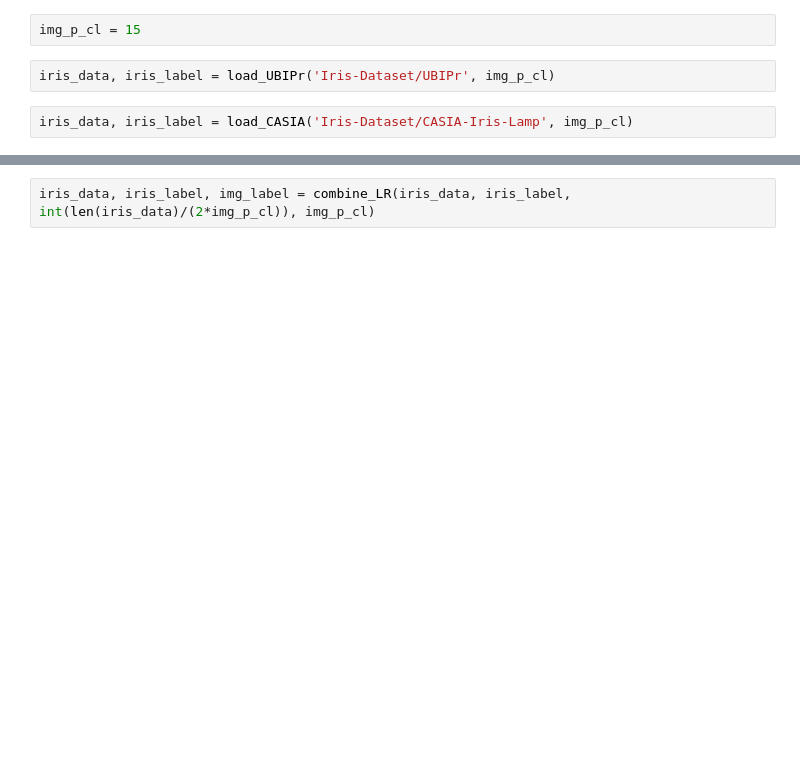
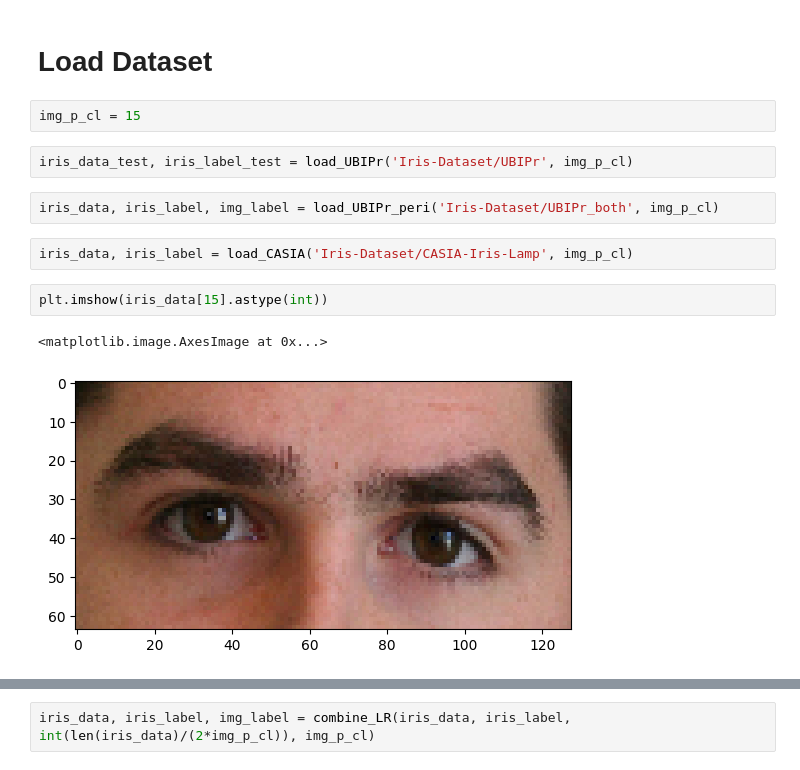
Before and after one commit to JimHok/Source_Code, a Jupyter notebook: main/peri_cnn_new.ipynb, the cells around one changed output, grey strips where cells are left out. Saved outputs shown, nothing was run; the diff lists cells and outputs as text; blank space fills up the shorter version.

```diff
--- a/main/peri_cnn_new.ipynb
+++ b/main/peri_cnn_new.ipynb
@@ -7,6 +6,15 @@ Intel(R) Extension for Scikit-learn* enabled (https://github.com/intel/scikit-le
+# %% [markdown]
+# Load Dataset
 # %%
 img_p_cl = 15
 # %%
-iris_data, iris_label = load_UBIPr('Iris-Dataset/UBIPr', img_p_cl)
+iris_data_test, iris_label_test = load_UBIPr('Iris-Dataset/UBIPr', img_p_cl)
+# %%
+iris_data, iris_label, img_label = load_UBIPr_peri('Iris-Dataset/UBIPr_both', img_p_cl)
 # %%
 iris_data, iris_label = load_CASIA('Iris-Dataset/CASIA-Iris-Lamp', img_p_cl)
+# %%
+plt.imshow(iris_data[15].astype(int))
+# %% [output]
+<matplotlib.image.AxesImage at 0x...>
+[figure, added]
```
Also changed, not shown: parts of 37 cells of this notebook, 8 other files.
